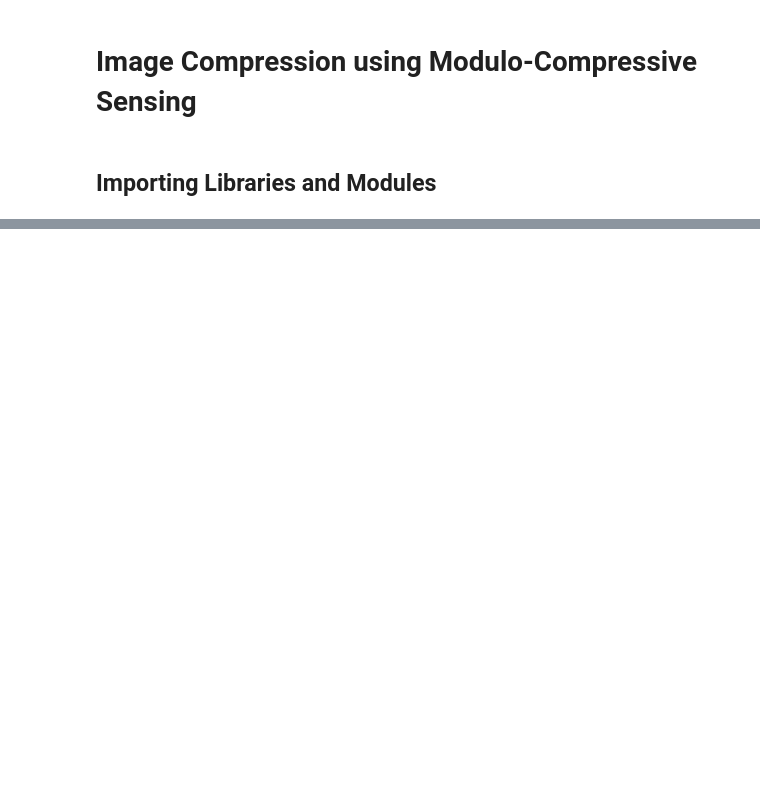
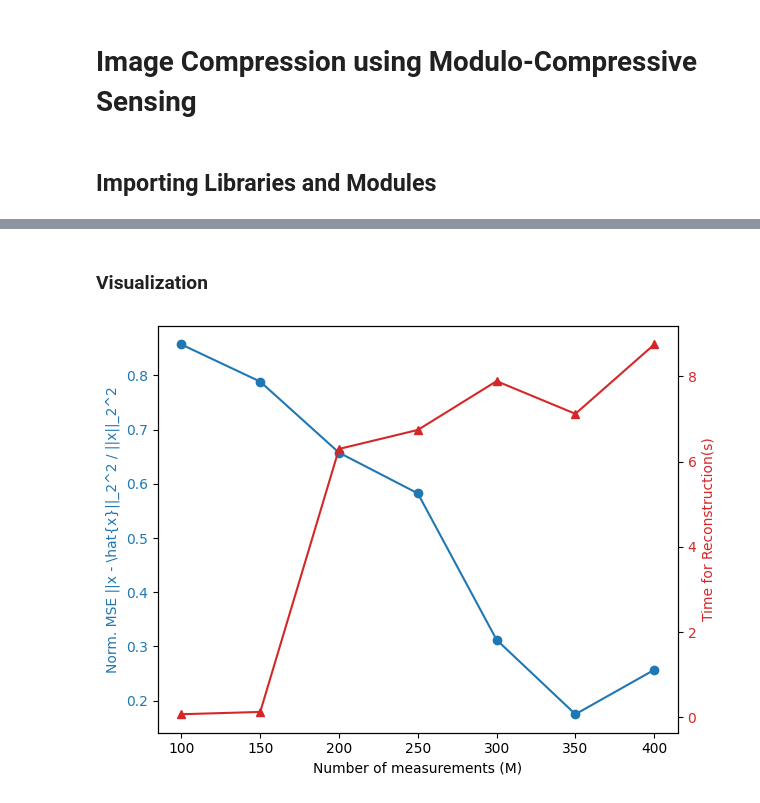
Before and after one commit to mchat0018/modulo-image-compression, a Jupyter notebook: modulo_cs.ipynb, the cells around one changed output, grey strips where cells are left out. Cells and saved outputs as stored; diff of their text form; code cells hidden in the pictures; blank space fills up the shorter version.

```diff
--- a/modulo_cs.ipynb
+++ b/modulo_cs.ipynb
@@ -116,0 +139,6 @@ KeyboardInterrupt:
+# %%
+est_sparsity, sparsity_diff = get_sparsity_diff(img_est=img_est, img=image)
+print(f"Estimated Sparsity = {est_sparsity}; |Sparsity Error| = {sparsity_diff}")
+
+norm_mse = get_normalized_mse(img_est, image)
+print(f"Normalized Reconstruction MSE = {norm_mse:.4f}")
@@ -144,0 +232,10 @@ plt.show()
+# %%
+import json
+
+train_set = sample_mnist(N=20, split='train')
+alpha_list = [2**l/512 for l in range(10)]
+
+train_config_dict = {
+    m: tune_penalty_parameters(train_set, m, alpha_list)
+    for m in range(100,401,50)
+}
@@ -144,0 +261,4 @@ plt.show()
+# %%
+with open("configs/msjp_configs.json","w") as f:
+    json.dump(train_config_dict, f)
+f.close()
@@ -144,0 +294,4 @@ plt.show()
+# %%
+with open("./configs/msjp_configs.json", "r") as f:
+    train_config_dict = json.load(f)
+f.close()
@@ -144,0 +359,25 @@ plt.show()
+# %% [markdown]
+### Visualization
+# %%
+x = range(100,401,50)
+
+fig, ax1 = plt.subplots()
+
+color1 = 'tab:blue'
+ax1.set_xlabel('Number of measurements (M)')
+ax1.set_ylabel('Norm. MSE ||x - \hat{x}||_2^2 / ||x||_2^2', color=color1)
+ax1.plot(x, nmse_means, color=color1, marker='o', label='Norm. MSE')
+ax1.tick_params(axis='y', labelcolor=color1)
+
+ax2 = ax1.twinx()
+
+color2 = 'tab:red'
+ax2.set_ylabel('Time for Reconstruction(s)', color=color2)
+ax2.plot(x, comp_time_means, color=color2, marker='^', label='Time (s)')
+ax2.tick_params(axis='y', labelcolor=color2)
+
+# plt.title('Multiple Line Plots with Separate Y-Axes')
+fig.tight_layout() # Ensures the right y-label is not slightly clipped
+plt.show()
+# %% [output]
+[figure, added]
```
Also changed, not shown: parts of 38 cells of this notebook, 4 other files.
